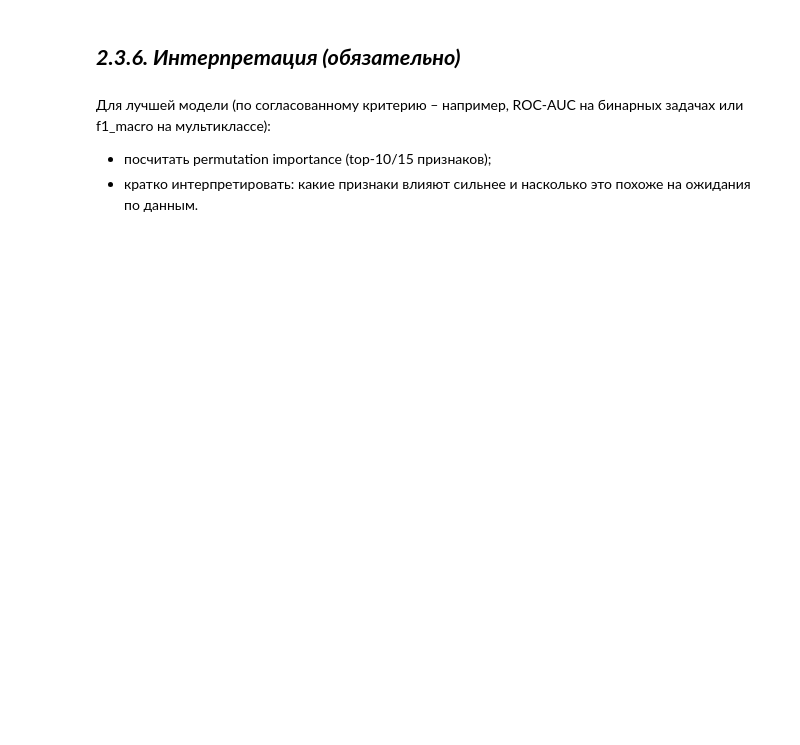
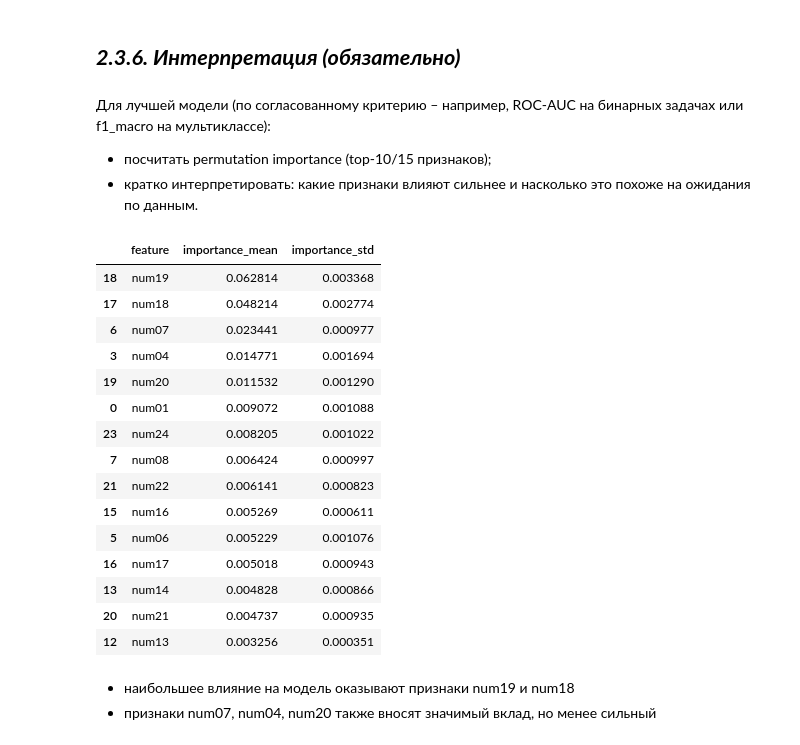
Before and after one commit to kiter-code/aie-group-Tereshin-BFBO-03-24, a Jupyter notebook: homeworks/HW06/HW06.ipynb, the cells around one changed output. Saved outputs shown, nothing was run; the diff lists cells and outputs as text; code cells hidden in the pictures; blank space fills up the shorter version.

```diff
--- a/homeworks/HW06/HW06.ipynb
+++ b/homeworks/HW06/HW06.ipynb
@@ -483,3 +461,46 @@ plt.show()
 
 - посчитать permutation importance (top-10/15 признаков);
 - кратко интерпретировать: какие признаки влияют сильнее и насколько это похоже на ожидания по данным.
+# %%
+from sklearn.inspection import permutation_importance
+import pandas as pd
+import matplotlib.pyplot as plt
+
+# считаем permutation importance
+result = permutation_importance(
+    rf,                # лучшая модель
+    x_test, y_test,
+    n_repeats=10,
+    random_state=42,
+    scoring='roc_auc'
+)
+
+# собираем в таблицу
+perm_df = pd.DataFrame({
+    'feature': x_test.columns,
+    'importance_mean': result.importances_mean,
+    'importance_std': result.importances_std
+}).sort_values('importance_mean', ascending=False)
+
+# выводим топ-15
+perm_df.head(15)
+# %% [output]
+|  | feature | importance_mean | importance_std |
+| 18 | num19 | 0.062814 | 0.003368 |
+| 17 | num18 | 0.048214 | 0.002774 |
+| 6 | num07 | 0.023441 | 0.000977 |
+| 3 | num04 | 0.014771 | 0.001694 |
+| 19 | num20 | 0.011532 | 0.001290 |
+| 0 | num01 | 0.009072 | 0.001088 |
+| 23 | num24 | 0.008205 | 0.001022 |
+| 7 | num08 | 0.006424 | 0.000997 |
+| 21 | num22 | 0.006141 | 0.000823 |
+| 15 | num16 | 0.005269 | 0.000611 |
+| 5 | num06 | 0.005229 | 0.001076 |
+| 16 | num17 | 0.005018 | 0.000943 |
+| 13 | num14 | 0.004828 | 0.000866 |
+| 20 | num21 | 0.004737 | 0.000935 |
+| 12 | num13 | 0.003256 | 0.000351 |
+# %% [markdown]
+- наибольшее влияние на модель оказывают признаки num19 и num18
+- признаки num07, num04, num20 также вносят значимый вклад, но менее сильный
```
Also changed, not shown: parts of 3 cells of this notebook.
